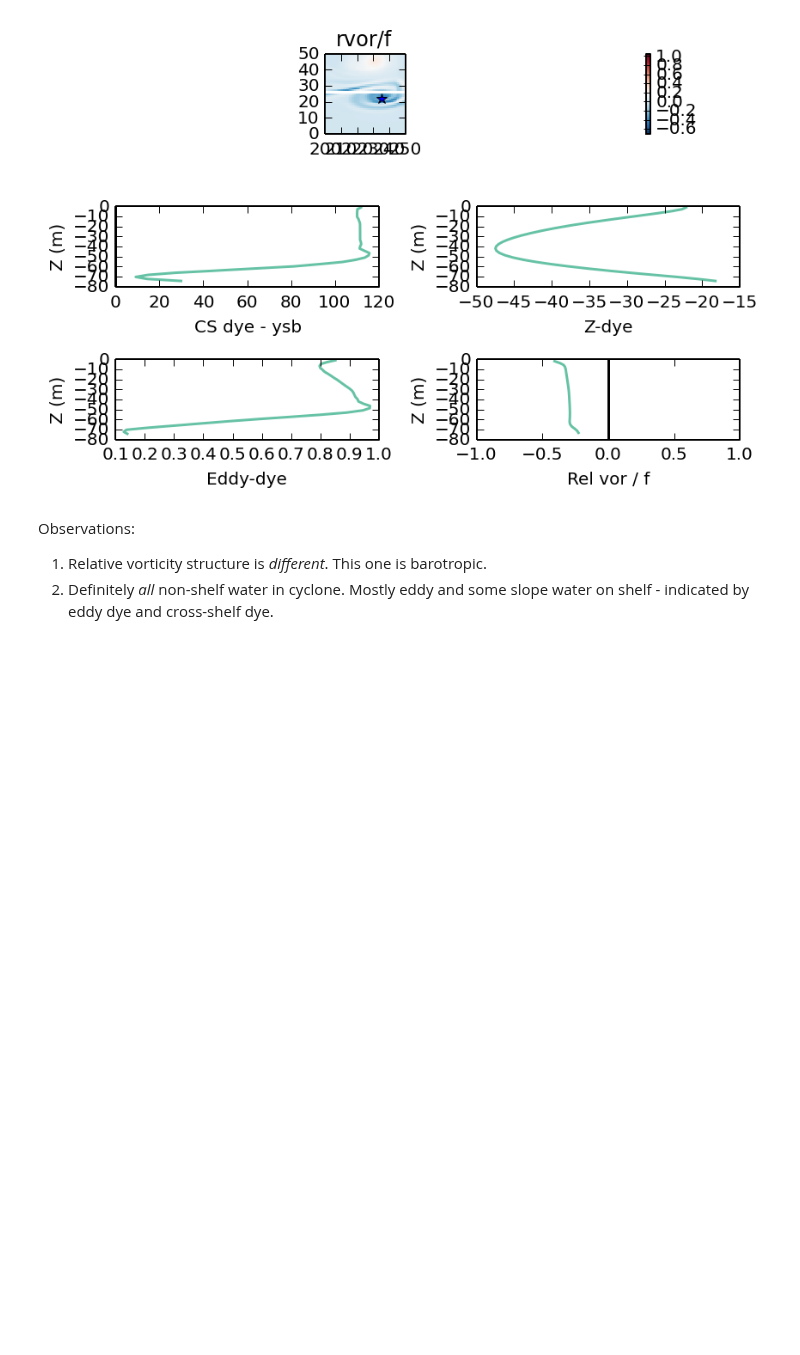
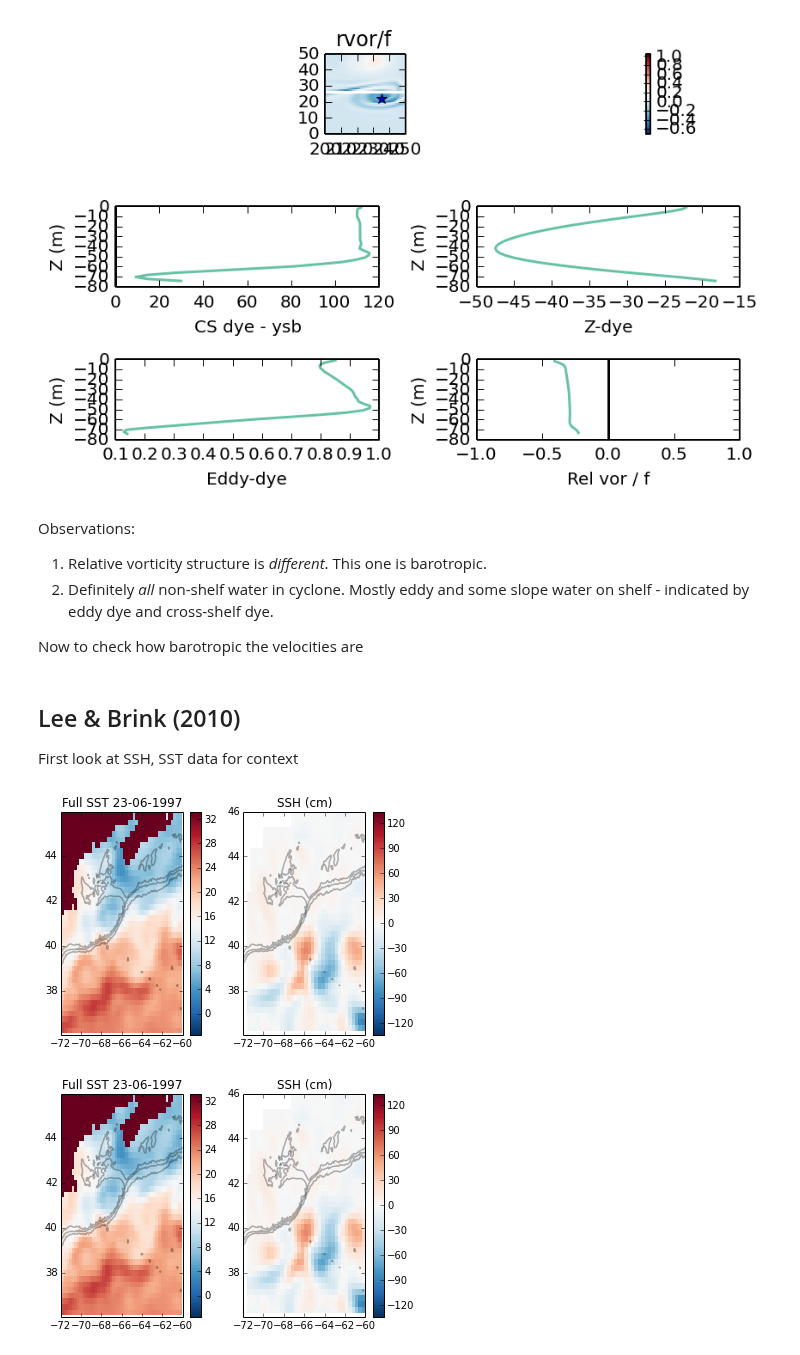
Before and after one commit to dcherian/eddyshelf, a Jupyter notebook: secondary-vortices.ipynb, the cells around one changed output. Drawn from its saved outputs; the diff is of its cells as text; code cells hidden in the pictures; blank space fills up the shorter version.

Commit message:
plotting lee and brink (2010) data + SSH, SST

```diff
--- a/secondary-vortices.ipynb
+++ b/secondary-vortices.ipynb
@@ -191,3 +198,9 @@ Observations:
 
 1. Relative vorticity structure is *different*. This one is barotropic.
 2. Definitely *all* non-shelf water in cyclone. Mostly eddy and some slope water on shelf - indicated by eddy dye and cross-shelf dye.
+
+Now to check how barotropic the velocities are
+# %% [markdown]
+## Lee & Brink (2010)
+
+First look at SSH, SST data for context
@@ -193,0 +273,52 @@ Observations:
+# %%
+#%matplotlib qt
+%matplotlib inline
+#plt.ion()
+fig = plt.figure()
+
+# reads SST, SSH & bathymetric data
+for ii in range(10): #sst.ntime):
+    fig.clf()
+    # SST plot
+    plt.subplot(1,2,1)
+    plt.pcolormesh(sst.lon[sstlons], sst.lat[sstlats],
+                   sst.anom[ii,sstlats,sstlons[0]:sstlons[-1]]
+                   + sst.mean[ii,sstlats,sstlons[0]:sstlons[-1]],
+                   cmap='RdBu_r')
+    plt.colorbar()
+    plt.xlim(-72,-60)
+    plt.clim(anomrange + meanrange)
+    plt.hold(True)
+    datestr = 'Full SST ' + \
+                datetime.strftime( datetime.fromordinal(np.int(sst.time[ii])), '%d-%m-%Y')
+    plt.title(datestr)
+    plt.hold(True)
+    plt.contour(bathy.lon[bathylons], bathy.lat[bathylats],
+            bathy.z[bathylats,bathylons[0]:bathylons[-1]+1],
+            [ -200, -1000, -2000],
+            colors='k', linestyles='solid', alpha=0.3)
+
+    # SSH plot
+    plt.subplot(1,2,2)
+    plt.pcolor(ssh.lon[sshlons], ssh.lat[sshlats],
+           ssh.H[ii,sshlons,sshlats[0]:sshlats[-1]].transpose(), cmap='RdBu_r')
+    plt.clim(np.array([-1,1]) * abs(ssh.H[:]).max())
+    plt.title('SSH (cm)');
+    plt.colorbar()
+    plt.hold(True)
+    cs = plt.contour(bathy.lon[bathylons], bathy.lat[bathylats],
+            bathy.z[bathylats,bathylons[0]:bathylons[-1]+1],
+            [ -200, -1000, -1800],
+            colors='k', linestyles='solid', alpha=0.3)
+    #plt.clabel(cs)
+    #fig.show()
+    #print(ii)
+    #time.sleep(0.5);
+
+    # update inline images
+    display.clear_output()
+    display.display(plt.gcf())
+    #plt.close()
+# %% [output]
+[figure, added]
+[figure, added]
```
Also changed, not shown: parts of 11 cells of this notebook.
